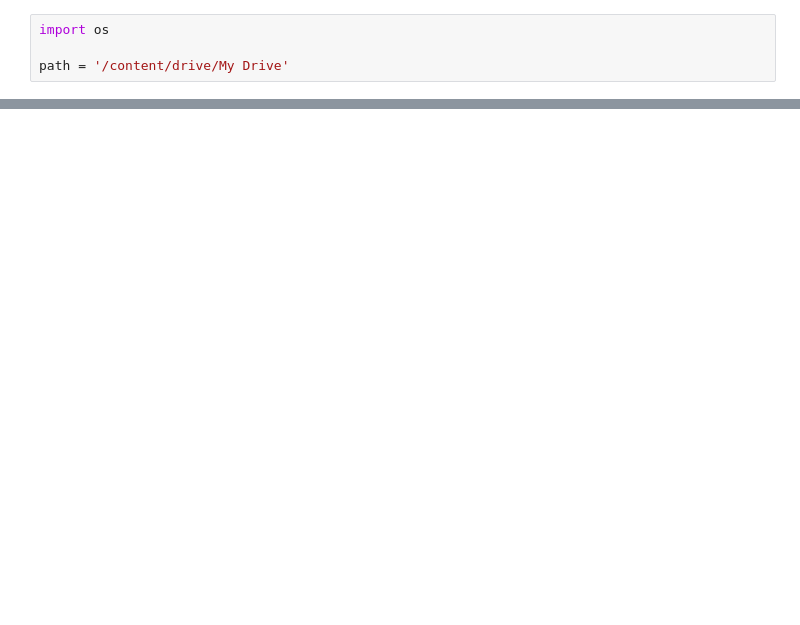
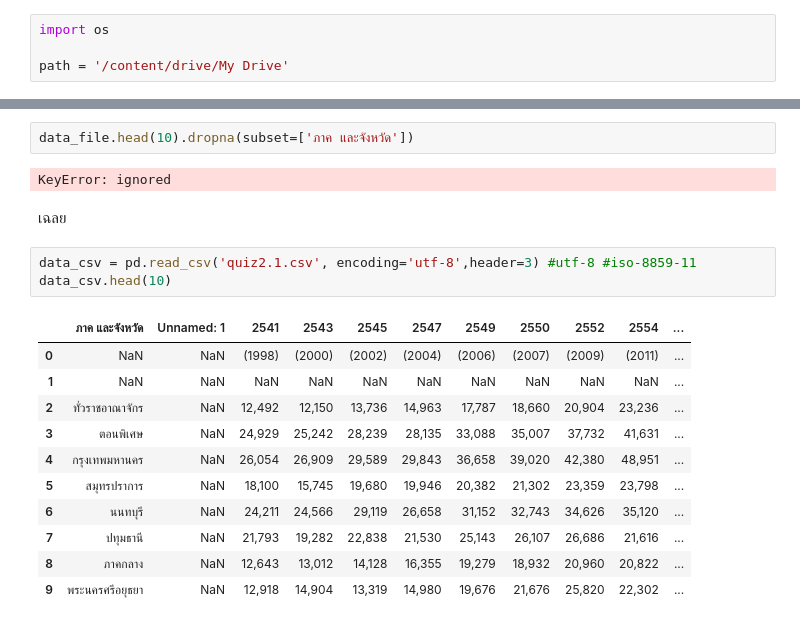
Before and after one commit to Tunyakarn/data_viz, a Jupyter notebook: Quiz2.ipynb, the cells around one changed output, grey strips where cells are left out. Drawn from its saved outputs; the diff is of its cells as text; blank space fills up the shorter version.

Commit message:
quiz2

```diff
--- a/Quiz2.ipynb
+++ b/Quiz2.ipynb
@@ -23,0 +35,21 @@ FileNotFoundError: ignored
+# %%
+data_file.head(10).dropna(subset=['ภาค และจังหวัด'])
+# %% [output]
+KeyError: ignored
+# %% [markdown]
+เฉลย
+# %%
+data_csv = pd.read_csv('quiz2.1.csv', encoding='utf-8',header=3) #utf-8 #iso-8859-11
+data_csv.head(10)
+# %% [output]
+|  | ภาค และจังหวัด | Unnamed: 1 | 2541 | 2543 | 2545 | 2547 | 2549 | 2550 | 2552 | 2554 | ... |
+| 0 | NaN | NaN | (1998) | (2000) | (2002) | (2004) | (2006) | (2007) | (2009) | (2011) | ... |
+| 1 | NaN | NaN | NaN | NaN | NaN | NaN | NaN | NaN | NaN | NaN | ... |
+| 2 | ทั่วราชอาณาจักร | NaN | 12,492 | 12,150 | 13,736 | 14,963 | 17,787 | 18,660 | 20,904 | 23,236 | ... |
+| 3 | ตอนพิเศษ | NaN | 24,929 | 25,242 | 28,239 | 28,135 | 33,088 | 35,007 | 37,732 | 41,631 | ... |
+| 4 | กรุงเทพมหานคร | NaN | 26,054 | 26,909 | 29,589 | 29,843 | 36,658 | 39,020 | 42,380 | 48,951 | ... |
+| 5 | สมุทรปราการ | NaN | 18,100 | 15,745 | 19,680 | 19,946 | 20,382 | 21,302 | 23,359 | 23,798 | ... |
+| 6 | นนทบุรี | NaN | 24,211 | 24,566 | 29,119 | 26,658 | 31,152 | 32,743 | 34,626 | 35,120 | ... |
+| 7 | ปทุมธานี | NaN | 21,793 | 19,282 | 22,838 | 21,530 | 25,143 | 26,107 | 26,686 | 21,616 | ... |
+| 8 | ภาคกลาง | NaN | 12,643 | 13,012 | 14,128 | 16,355 | 19,279 | 18,932 | 20,960 | 20,822 | ... |
+| 9 | พระนครศรีอยุธยา | NaN | 12,918 | 14,904 | 13,319 | 14,980 | 19,676 | 21,676 | 25,820 | 22,302 | ... |
```
Also changed, not shown: parts of 6 cells of this notebook.
